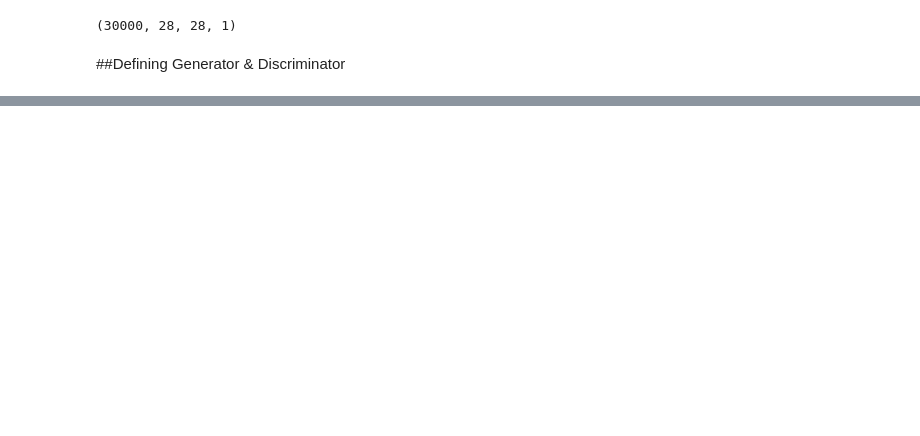
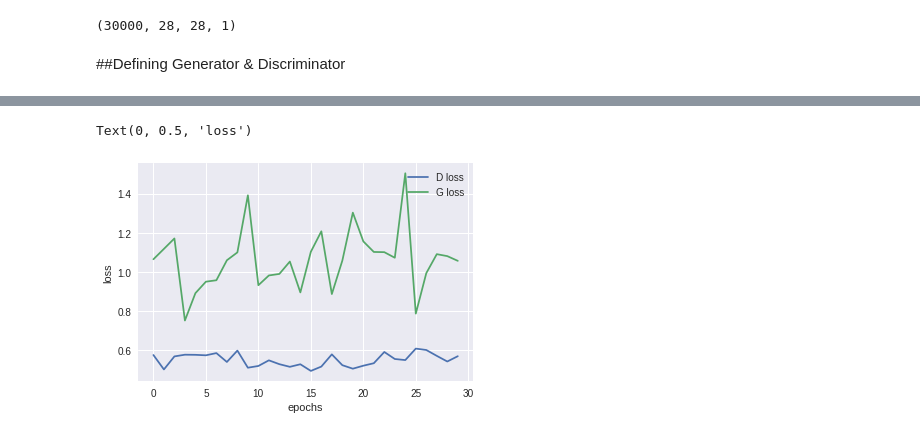
Before and after one commit to puraminy/mini_proj3, a Jupyter notebook: Main_DCGAN.ipynb, the cells around one changed output, grey strips where cells are left out. Drawn from its saved outputs; the diff is of its cells as text; code cells hidden in the pictures; blank space fills up the shorter version.

```diff
--- a/Main_DCGAN.ipynb
+++ b/Main_DCGAN.ipynb
@@ -294,3 +290,15 @@ len(e_dloss)
+# %%
+len(e_dloss)
+
+plt.plot(e_dloss, label='D loss')
+plt.plot(e_gloss, label='G loss')
+
+plt.legend(loc='upper right')
+plt.xlabel('epochs')
+plt.ylabel('loss')
+# %% [output]
+Text(0, 0.5, 'loss')
+[figure, added]
 # %%
 generator.save_weights('gen_20_scaled_images.h5')
 discriminator.save_weights('dis_20_scaled_images.h5')
```
Also changed, not shown: parts of 6 cells of this notebook.
